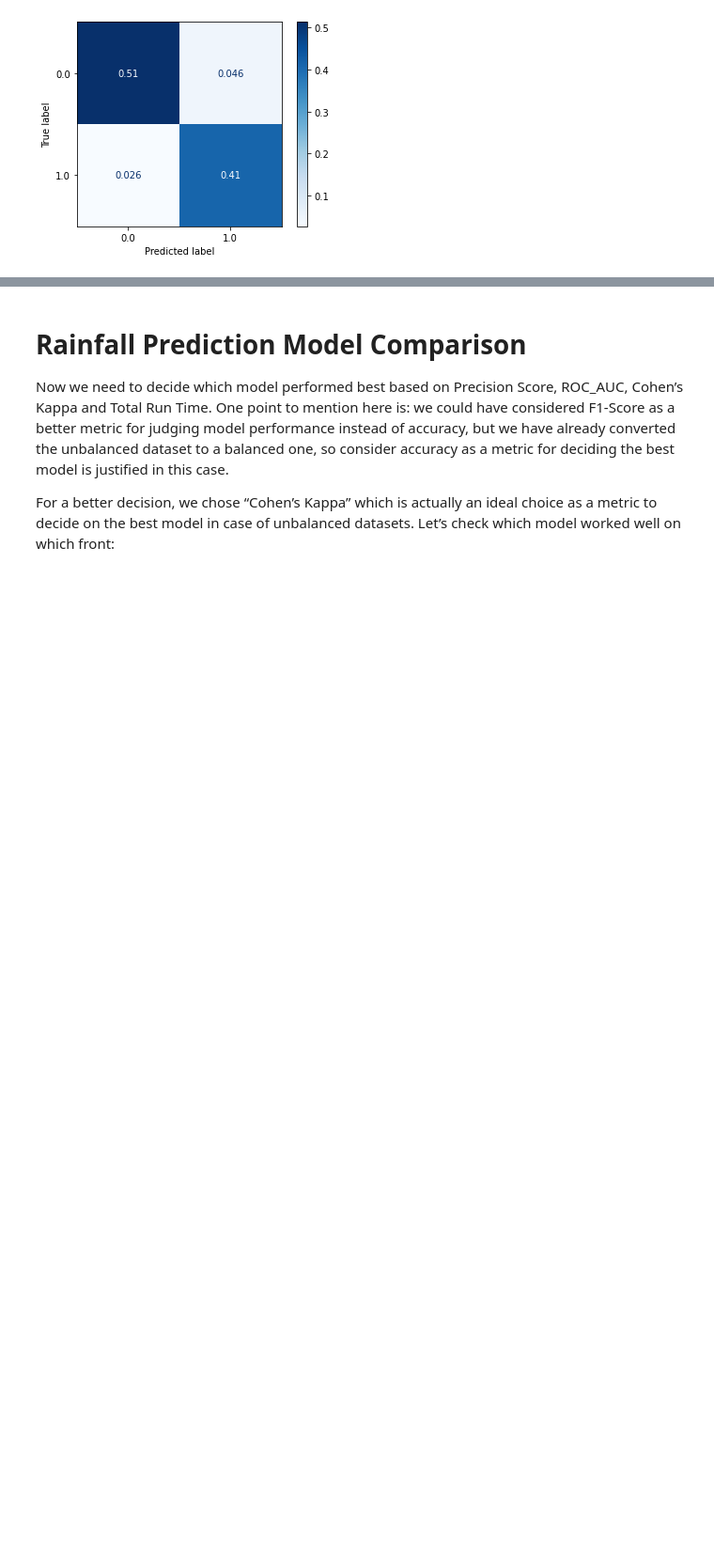
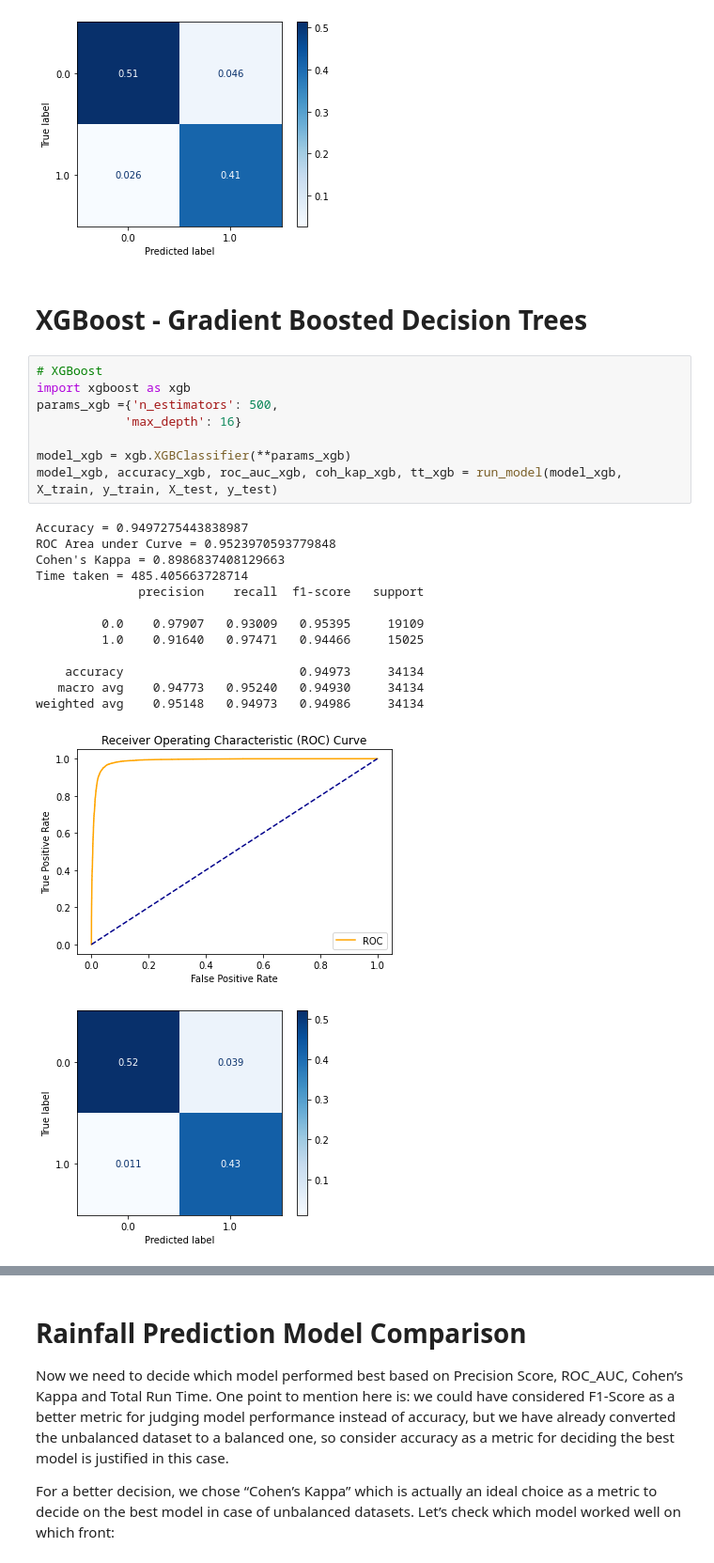
Before and after one commit to adjeielias90/Machine-Learning, a Jupyter notebook: Comparing_Different_Models.ipynb, the cells around one changed output, grey strips where cells are left out. Shown at 94% size. Drawn from its saved outputs; the diff is of its cells as text; blank space fills up the shorter version.

```diff
--- a/Comparing_Different_Models.ipynb
+++ b/Comparing_Different_Models.ipynb
@@ -435,6 +435,31 @@ Time taken = 32.14505457878113
 weighted avg    0.92837   0.92735   0.92749     34134
 [figure]
 [figure]
+# %% [markdown]
+# XGBoost - Gradient Boosted Decision Trees
+# %%
+# XGBoost
+import xgboost as xgb
+params_xgb ={'n_estimators': 500,
+            'max_depth': 16}
+
+model_xgb = xgb.XGBClassifier(**params_xgb)
+model_xgb, accuracy_xgb, roc_auc_xgb, coh_kap_xgb, tt_xgb = run_model(model_xgb, X_train, y_train, X_test, y_test)
+# %% [output]
+Accuracy = 0.9497275443838987
+ROC Area under Curve = 0.9523970593779848
+Cohen's Kappa = 0.8986837408129663
+Time taken = 485.405663728714
+              precision    recall  f1-score   support
+
+         0.0    0.97907   0.93009   0.95395     19109
+         1.0    0.91640   0.97471   0.94466     15025
+
+    accuracy                        0.94973     34134
+   macro avg    0.94773   0.95240   0.94930     34134
+weighted avg    0.95148   0.94973   0.94986     34134
+[figure, added]
+[figure, added]
 # %%
 import numpy as np
 import matplotlib.pyplot as plt
```
Also changed, not shown: parts of 2 cells of this notebook.
